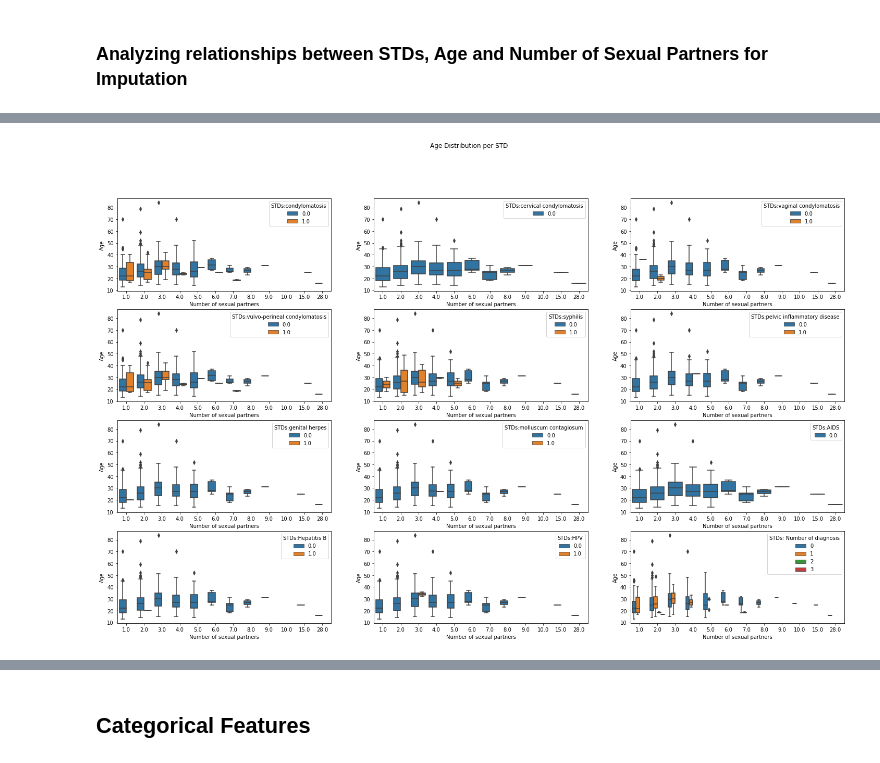
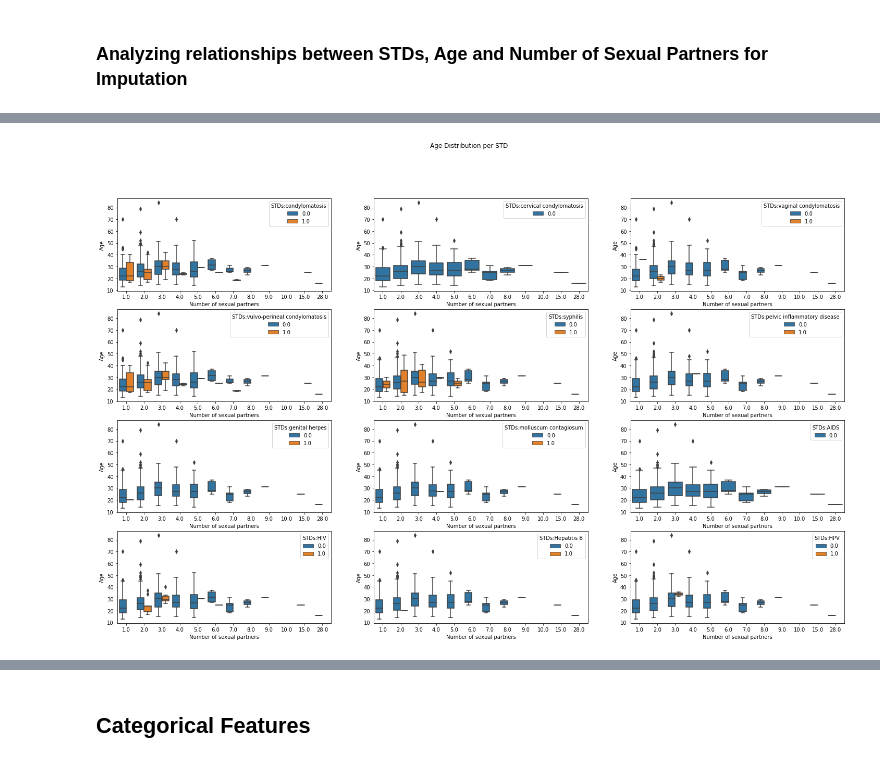
Before and after one commit to Shruti-Kaushal/Constructing-Risk-Profiles-for-Cervical-Cancer, a Jupyter notebook: Exploratory Analysis and Visualization.ipynb, the cells around one changed output, grey strips where cells are left out. Saved outputs shown, nothing was run; the diff lists cells and outputs as text; code cells hidden in the pictures.

Commit message:
adding plot

```diff
--- a/Exploratory Analysis and Visualization.ipynb
+++ b/Exploratory Analysis and Visualization.ipynb
@@ -155,22 +139,24 @@ std_df
 # %%
 fig, axes = plt.subplots(4, 3, figsize=(25, 15), sharey=False)
 fig.suptitle('Age Distribution per STD')
 
 for i in range(3):
     sns.boxplot(ax = axes[0][i],y = 'Age', x = 'Number of sexual partners', hue = std_df.iloc[:,i+2], \
             data = df)
 
 for i in range(3):
     sns.boxplot(ax = axes[1][i],y = 'Age', x = 'Number of sexual partners', hue = std_df.iloc[:,i+5], \
             data = df)
 
 for i in range(3):
     sns.boxplot(ax = axes[2][i],y = 'Age', x = 'Number of sexual partners', hue = std_df.iloc[:,i+8], \
             data = df)
 
 for i in range(3):
-    sns.boxplot(ax = axes[3][i],y = 'Age', x = 'Number of sexual partners', hue = std_df.iloc[:,i+12], \
+    sns.boxplot(ax = axes[3][i],y = 'Age', x = 'Number of sexual partners', hue = std_df.iloc[:,i+11], \
             data = df)
+
+plt.savefig('figures/Age-distribution-per-STD.png', bbox_inches = 'tight')
 plt.show()
 # %% [output]
-[figure, old version]
+[figure, new version]
```
Also changed, not shown: parts of 3 cells of this notebook, 1 other file.
